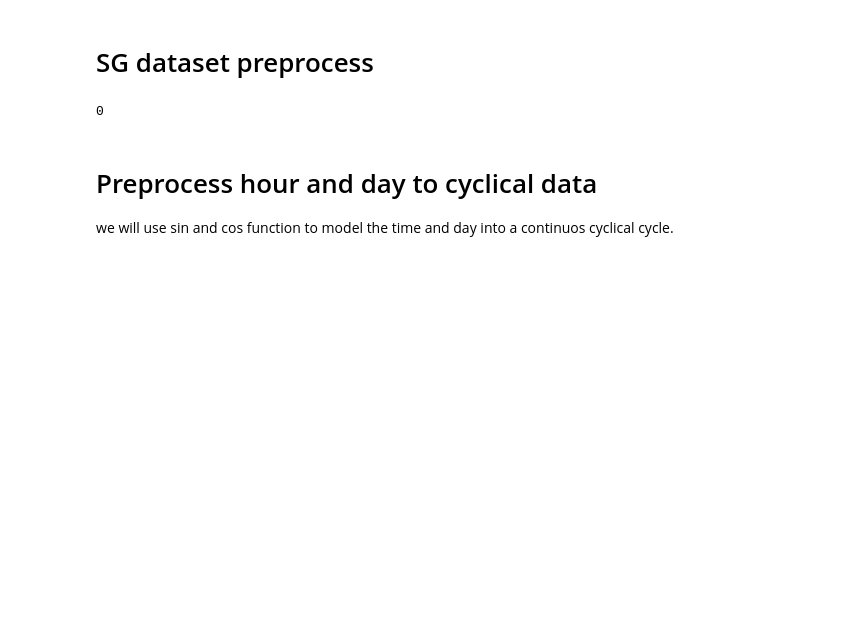
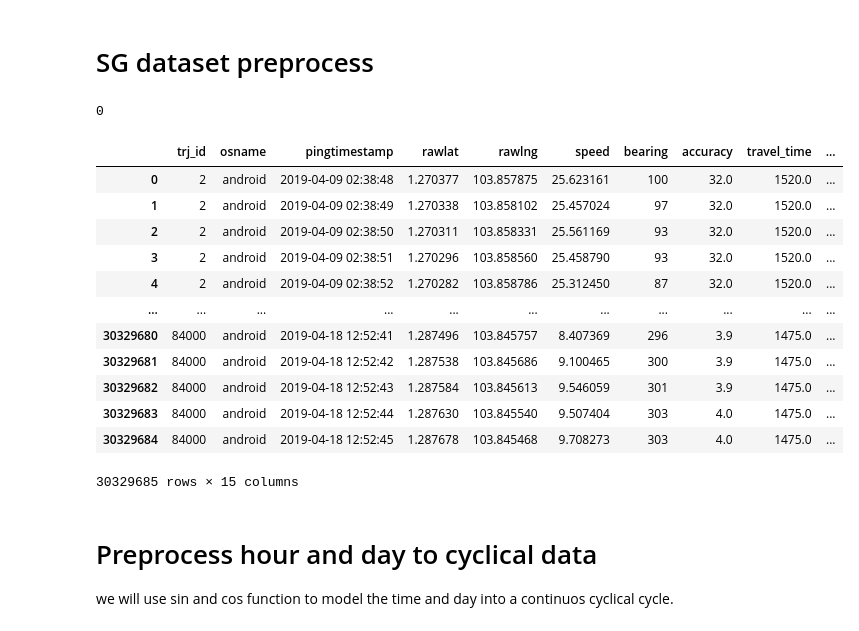
Before and after one commit to hakk-ai/hakk.ai-data-science, a Jupyter notebook: Multiple_models_(Feliren).ipynb, the cells around one changed output. Cells and saved outputs as stored; diff of their text form; code cells hidden in the pictures; blank space fills up the shorter version.

```diff
--- a/Multiple_models_(Feliren).ipynb
+++ b/Multiple_models_(Feliren).ipynb
@@ -67,6 +67,7 @@ dataset_SG = dataset_SG.to_pandas()
 # SG dataset preprocess
 # %%
 dataset_SG['pingtimestamp'] = pd.to_datetime(dataset_SG['pingtimestamp'], unit='s')
+dataset_SG['pingtimestamp'] = pd.DatetimeIndex(dataset_SG.pingtimestamp, tz = "Asia/Singapore")
 SG_car = dataset_SG.drop(columns=['driving_mode'])
 del dataset_SG
 # %%
@@ -100,6 +101,22 @@ SG_car = extractCoordinateAndUpdateDF(SG_car, 'pickup', 'pickup_time', 'rawlng')
 SG_car = extractCoordinateAndUpdateDF(SG_car, 'dropoff', 'dropoff_time', 'rawlat')
 # add drop off longitude
 SG_car = extractCoordinateAndUpdateDF(SG_car, 'dropoff', 'dropoff_time', 'rawlng')
+# %%
+SG_car
+# %% [output]
+|  | trj_id | osname | pingtimestamp | rawlat | rawlng | speed | bearing | accuracy | travel_time | ... |
+| 0 | 2 | android | 2019-04-09 02:38:48 | 1.270377 | 103.857875 | 25.623161 | 100 | 32.0 | 1520.0 | ... |
+| 1 | 2 | android | 2019-04-09 02:38:49 | 1.270338 | 103.858102 | 25.457024 | 97 | 32.0 | 1520.0 | ... |
+| 2 | 2 | android | 2019-04-09 02:38:50 | 1.270311 | 103.858331 | 25.561169 | 93 | 32.0 | 1520.0 | ... |
+| 3 | 2 | android | 2019-04-09 02:38:51 | 1.270296 | 103.858560 | 25.458790 | 93 | 32.0 | 1520.0 | ... |
+| 4 | 2 | android | 2019-04-09 02:38:52 | 1.270282 | 103.858786 | 25.312450 | 87 | 32.0 | 1520.0 | ... |
+| ... | ... | ... | ... | ... | ... | ... | ... | ... | ... | ... |
+| 30329680 | 84000 | android | 2019-04-18 12:52:41 | 1.287496 | 103.845757 | 8.407369 | 296 | 3.9 | 1475.0 | ... |
+| 30329681 | 84000 | android | 2019-04-18 12:52:42 | 1.287538 | 103.845686 | 9.100465 | 300 | 3.9 | 1475.0 | ... |
+| 30329682 | 84000 | android | 2019-04-18 12:52:43 | 1.287584 | 103.845613 | 9.546059 | 301 | 3.9 | 1475.0 | ... |
+| 30329683 | 84000 | android | 2019-04-18 12:52:44 | 1.287630 | 103.845540 | 9.507404 | 303 | 4.0 | 1475.0 | ... |
+| 30329684 | 84000 | android | 2019-04-18 12:52:45 | 1.287678 | 103.845468 | 9.708273 | 303 | 4.0 | 1475.0 | ... |
+30329685 rows × 15 columns
 # %%
 SG_car = SG_car.reset_index()
 SG_car = SG_car.drop(labels=['index'], axis=1)
```
